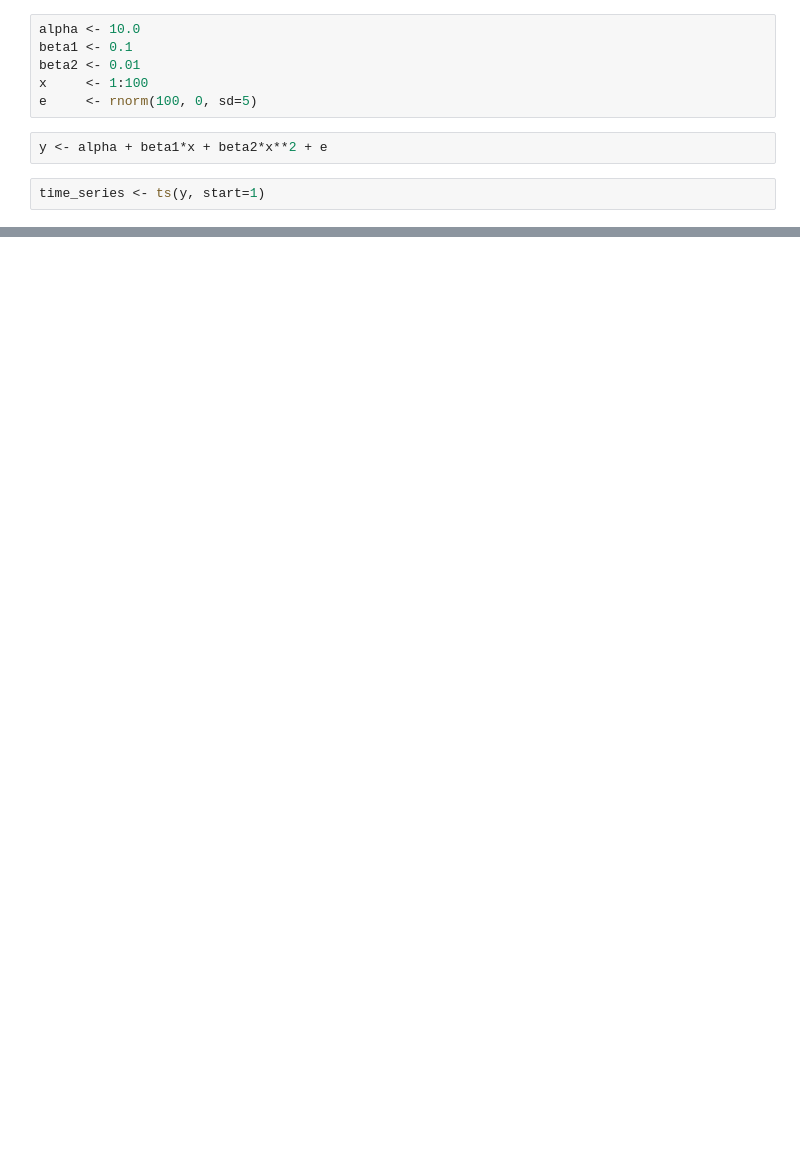
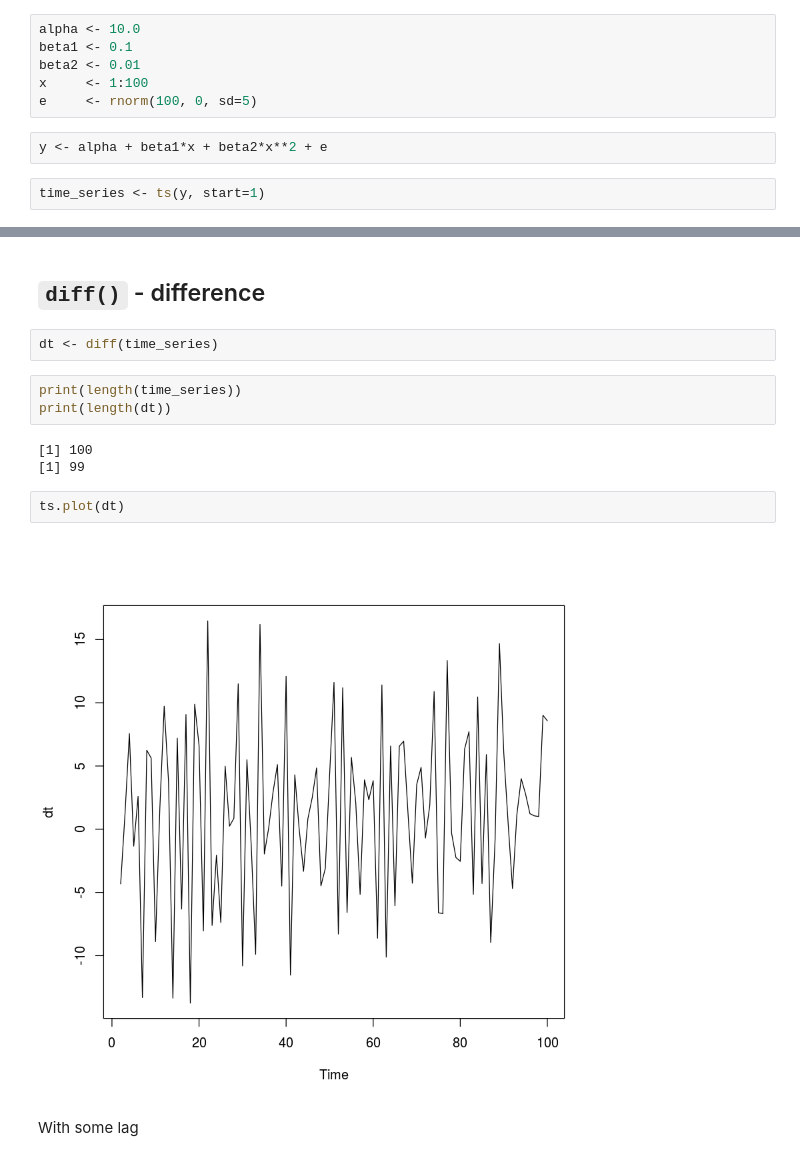
Before and after one commit to denglert/R-sandbox, a Jupyter notebook: datacamp/Time_series/chapter2.ipynb, the cells around one changed output, grey strips where cells are left out. Cells and saved outputs as stored; diff of their text form; blank space fills up the shorter version.

```diff
--- a/datacamp/Time_series/chapter2.ipynb
+++ b/datacamp/Time_series/chapter2.ipynb
@@ -22,0 +21,16 @@ ts.plot(log(time_series))
+# %% [markdown]
+## `diff()` - difference
+# %%
+dt <- diff(time_series)
+# %%
+print(length(time_series))
+print(length(dt))
+# %% [output]
+[1] 100
+[1] 99
+# %%
+ts.plot(dt)
+# %% [output]
+[figure, added]
+# %% [markdown]
+With some lag
```
Also changed, not shown: parts of 5 cells of this notebook.
